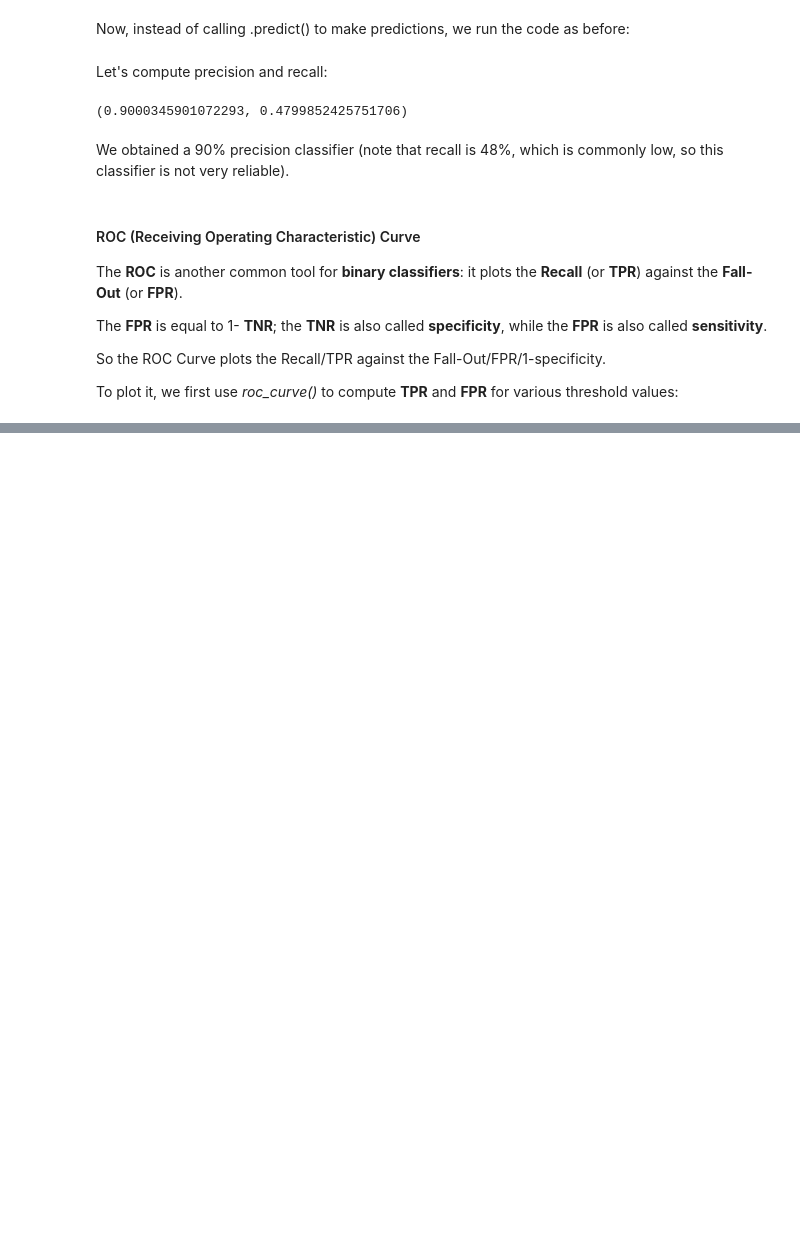
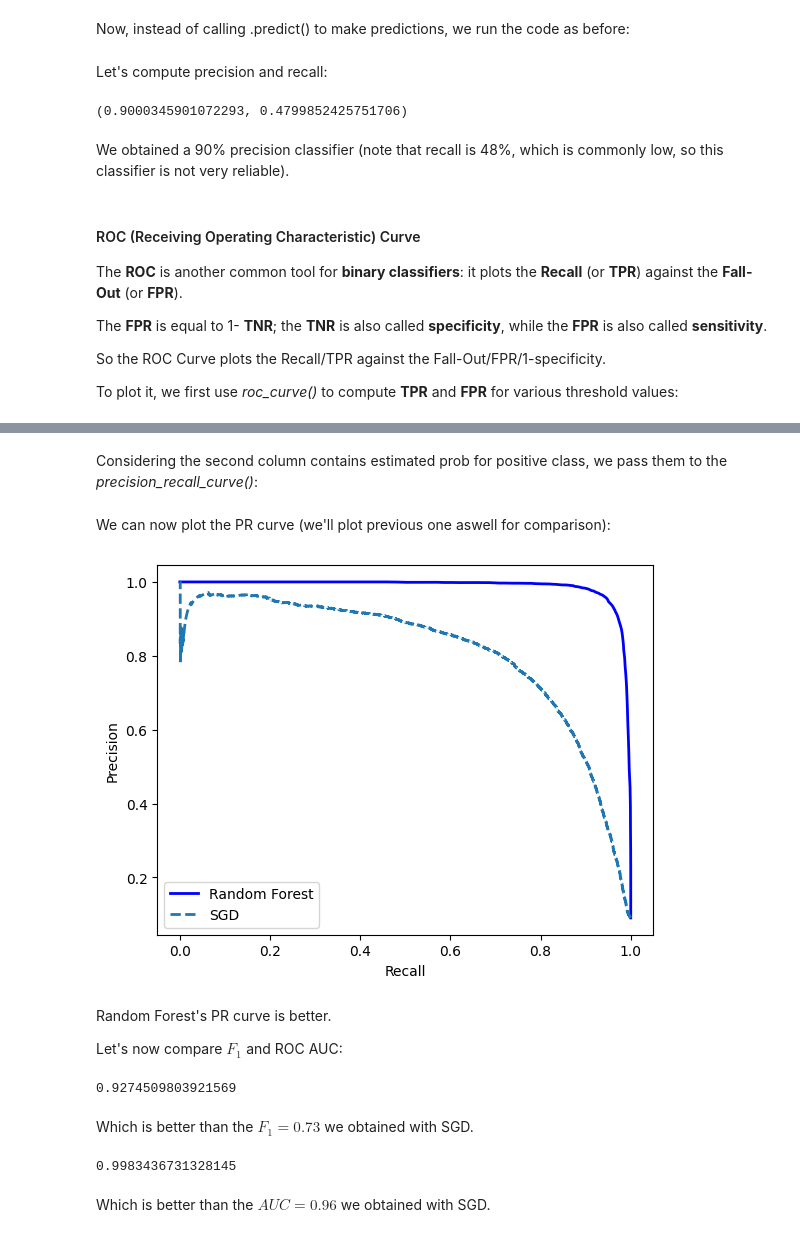
Before and after one commit to essskevin/hands_on_ML, a Jupyter notebook: 3_Classification/chapter3_classification.ipynb, the cells around one changed output, grey strips where cells are left out. Drawn from its saved outputs; the diff is of its cells as text; code cells hidden in the pictures; blank space fills up the shorter version.

```diff
--- a/3_Classification/chapter3_classification.ipynb
+++ b/3_Classification/chapter3_classification.ipynb
@@ -273,0 +311,4 @@ from sklearn.metrics import roc_curve
+# %%
+from sklearn.ensemble import RandomForestClassifier
+
+forest_clf = RandomForestClassifier(random_state=42)
@@ -273,0 +317,3 @@ from sklearn.metrics import roc_curve
+# %%
+y_probas_forest = cross_val_predict(forest_clf, X_train, y_train_5, cv=3, method='predict_proba')
+y_probas_forest[:2] # probas for first 2 images
@@ -273,0 +329,33 @@ from sklearn.metrics import roc_curve
+# %% [markdown]
+Considering the second column contains estimated prob for positive class, we pass them to the *precision_recall_curve()*:
+# %%
+y_scores_forest = y_probas_forest[:, 1]
+precisions_forest, recalls_forest, thresholds_forest = precision_recall_curve(y_train_5, y_scores_forest)
+# %% [markdown]
+We can now plot the PR curve (we'll plot previous one aswell for comparison):
+# %%
+plt.plot(recalls_forest, precisions_forest, 'b-', linewidth=2, label='Random Forest')
+plt.plot(recalls, precisions, "--", linewidth = 2, label = 'SGD')
+plt.xlabel('Recall')
+plt.ylabel('Precision')
+plt.legend()
+plt.show()
+# %% [output]
+[figure, added]
+# %% [markdown]
+Random Forest's PR curve is better.
+
+Let's now compare $F_1$ and ROC AUC:
+# %%
+y_train_pred_forest = y_probas_forest[:, 1] >= 0.5
+f1_score(y_train_5, y_train_pred_forest)
+# %% [output]
+0.9274509803921569
+# %% [markdown]
+Which is better than the $F_1 = 0.73$ we obtained with SGD.
+# %%
+roc_auc_score(y_train_5, y_scores_forest)
+# %% [output]
+0.9983436731328145
+# %% [markdown]
+Which is better than the $AUC = 0.96$ we obtained with SGD.
```
Also changed, not shown: parts of 69 cells of this notebook.
